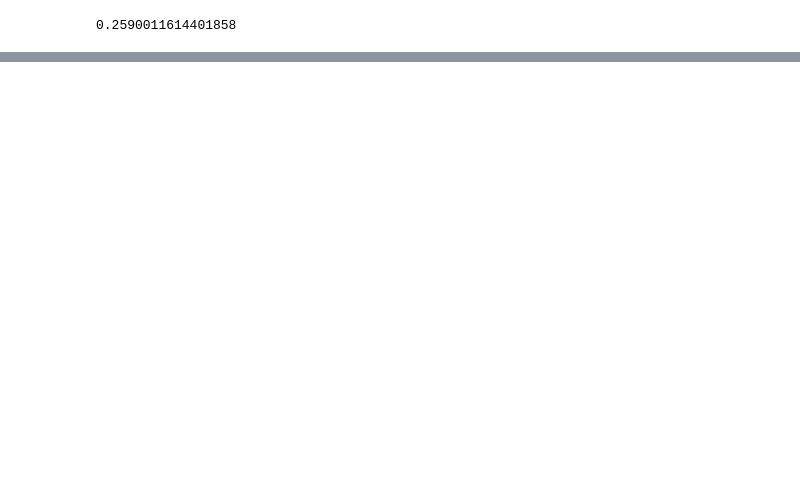
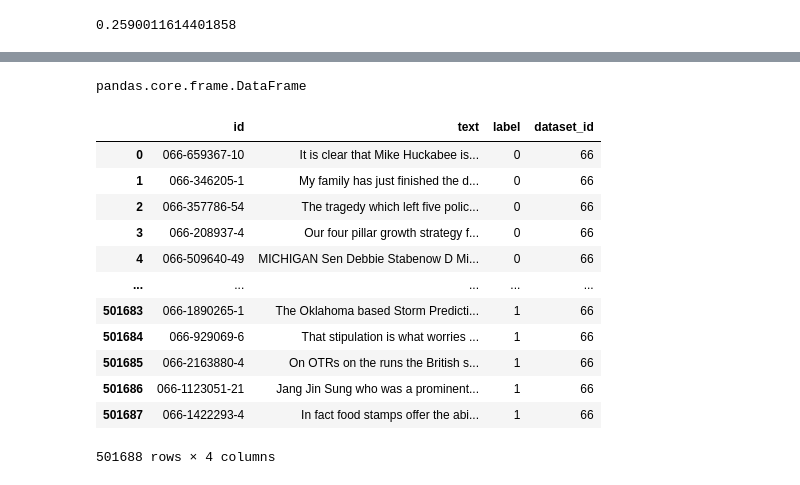
Before and after one commit to anastasia-zhukova/CDCR_lexical_diversity, a Jupyter notebook: DAPT/dataset_similarity.ipynb, the cells around one changed output, grey strips where cells are left out. Saved outputs shown, nothing was run; the diff lists cells and outputs as text; code cells hidden in the pictures; blank space fills up the shorter version.

```diff
--- a/DAPT/dataset_similarity.ipynb
+++ b/DAPT/dataset_similarity.ipynb
@@ -376,0 +219,20 @@ Average length of strings in text-level-bias: 186.47105788423153
+# %%
+dataframes_dict["cognitive-bias"]
+# %% [output]
+pandas.core.frame.DataFrame
+# %%
+dataframes_dict["political-bias"]
+# %% [output]
+|  | id | text | label | dataset_id |
+| 0 | 066-659367-10 | It is clear that Mike Huckabee is... | 0 | 66 |
+| 1 | 066-346205-1 | My family has just finished the d... | 0 | 66 |
+| 2 | 066-357786-54 | The tragedy which left five polic... | 0 | 66 |
+| 3 | 066-208937-4 | Our four pillar growth strategy f... | 0 | 66 |
+| 4 | 066-509640-49 | MICHIGAN Sen Debbie Stabenow D Mi... | 0 | 66 |
+| ... | ... | ... | ... | ... |
+| 501683 | 066-1890265-1 | The Oklahoma based Storm Predicti... | 1 | 66 |
+| 501684 | 066-929069-6 | That stipulation is what worries ... | 1 | 66 |
+| 501685 | 066-2163880-4 | On OTRs on the runs the British s... | 1 | 66 |
+| 501686 | 066-1123051-21 | Jang Jin Sung who was a prominent... | 1 | 66 |
+| 501687 | 066-1422293-4 | In fact food stamps offer the abi... | 1 | 66 |
+501688 rows × 4 columns
```
Also changed, not shown: parts of 21 cells of this notebook, 20 other files.
